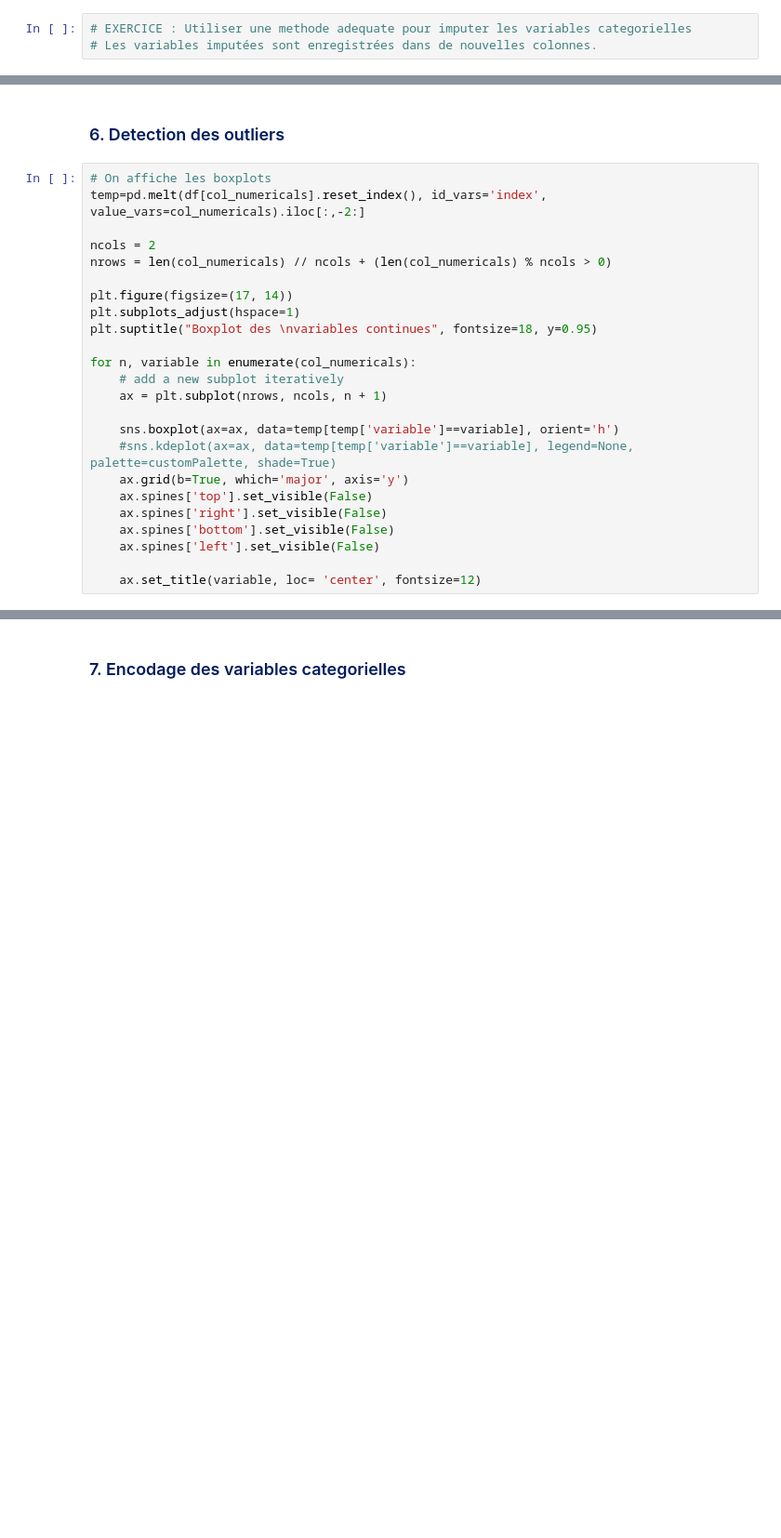
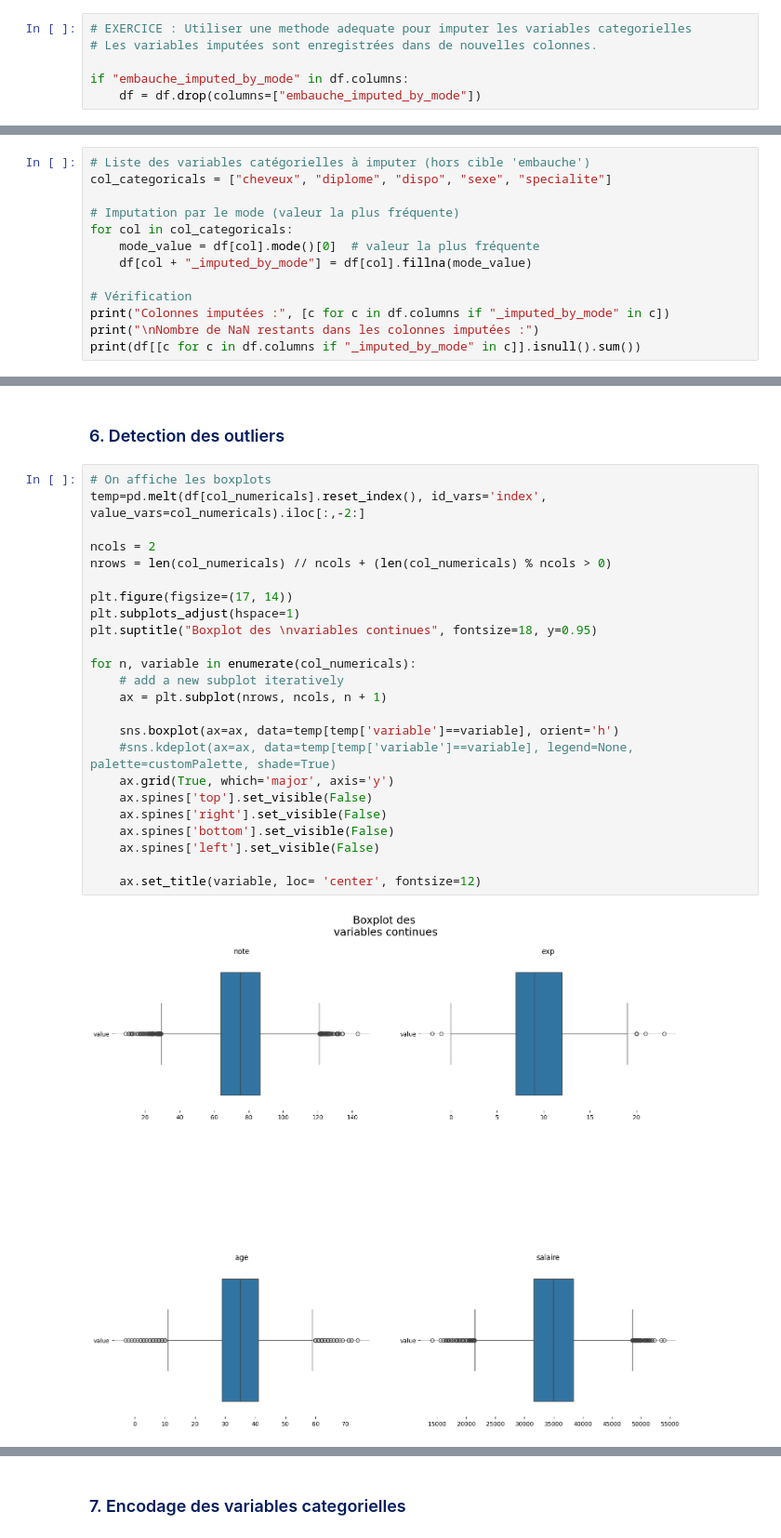
Before and after one commit to Poreck20/MoSEF-Applied-ML_Alpha_Djema, a Jupyter notebook: notebook/Analyse exploratoire de donnВes (EDA).ipynb, the cells around one changed output, grey strips where cells are left out. Shown at 93% size. Cells and saved outputs as stored; diff of their text form; blank space fills up the shorter version.

```diff
--- a/notebook/Analyse exploratoire de donnВes (EDA).ipynb
+++ b/notebook/Analyse exploratoire de donnВes (EDA).ipynb
@@ -147,3 +390,6 @@ def display_missing_values(df):
 # %%
 # EXERCICE : Utiliser une methode adequate pour imputer les variables categorielles
 # Les variables imputées sont enregistrées dans de nouvelles colonnes.
+
+if "embauche_imputed_by_mode" in df.columns:
+    df = df.drop(columns=["embauche_imputed_by_mode"])
@@ -149,0 +400,13 @@ def display_missing_values(df):
+# %%
+# Liste des variables catégorielles à imputer (hors cible 'embauche')
+col_categoricals = ["cheveux", "diplome", "dispo", "sexe", "specialite"]
+
+# Imputation par le mode (valeur la plus fréquente)
+for col in col_categoricals:
+    mode_value = df[col].mode()[0]  # valeur la plus fréquente
+    df[col + "_imputed_by_mode"] = df[col].fillna(mode_value)
+
+# Vérification
+print("Colonnes imputées :", [c for c in df.columns if "_imputed_by_mode" in c])
+print("\nNombre de NaN restants dans les colonnes imputées :")
+print(df[[c for c in df.columns if "_imputed_by_mode" in c]].isnull().sum())
@@ -152,24 +425,26 @@ def display_missing_values(df):
 # %%
 # On affiche les boxplots
 temp=pd.melt(df[col_numericals].reset_index(), id_vars='index', value_vars=col_numericals).iloc[:,-2:]
 
 ncols = 2
 nrows = len(col_numericals) // ncols + (len(col_numericals) % ncols > 0)
 
 plt.figure(figsize=(17, 14))
 plt.subplots_adjust(hspace=1)
 plt.suptitle("Boxplot des \nvariables continues", fontsize=18, y=0.95)
 
 for n, variable in enumerate(col_numericals):
     # add a new subplot iteratively
     ax = plt.subplot(nrows, ncols, n + 1)
 
     sns.boxplot(ax=ax, data=temp[temp['variable']==variable], orient='h')
     #sns.kdeplot(ax=ax, data=temp[temp['variable']==variable], legend=None, palette=customPalette, shade=True)
-    ax.grid(b=True, which='major', axis='y')
+    ax.grid(True, which='major', axis='y')
     ax.spines['top'].set_visible(False)
     ax.spines['right'].set_visible(False)
     ax.spines['bottom'].set_visible(False)
     ax.spines['left'].set_visible(False)
 
     ax.set_title(variable, loc= 'center', fontsize=12)
+# %% [output]
+[figure, added]
```
Also changed, not shown: parts of 34 cells of this notebook, 1 other file.
